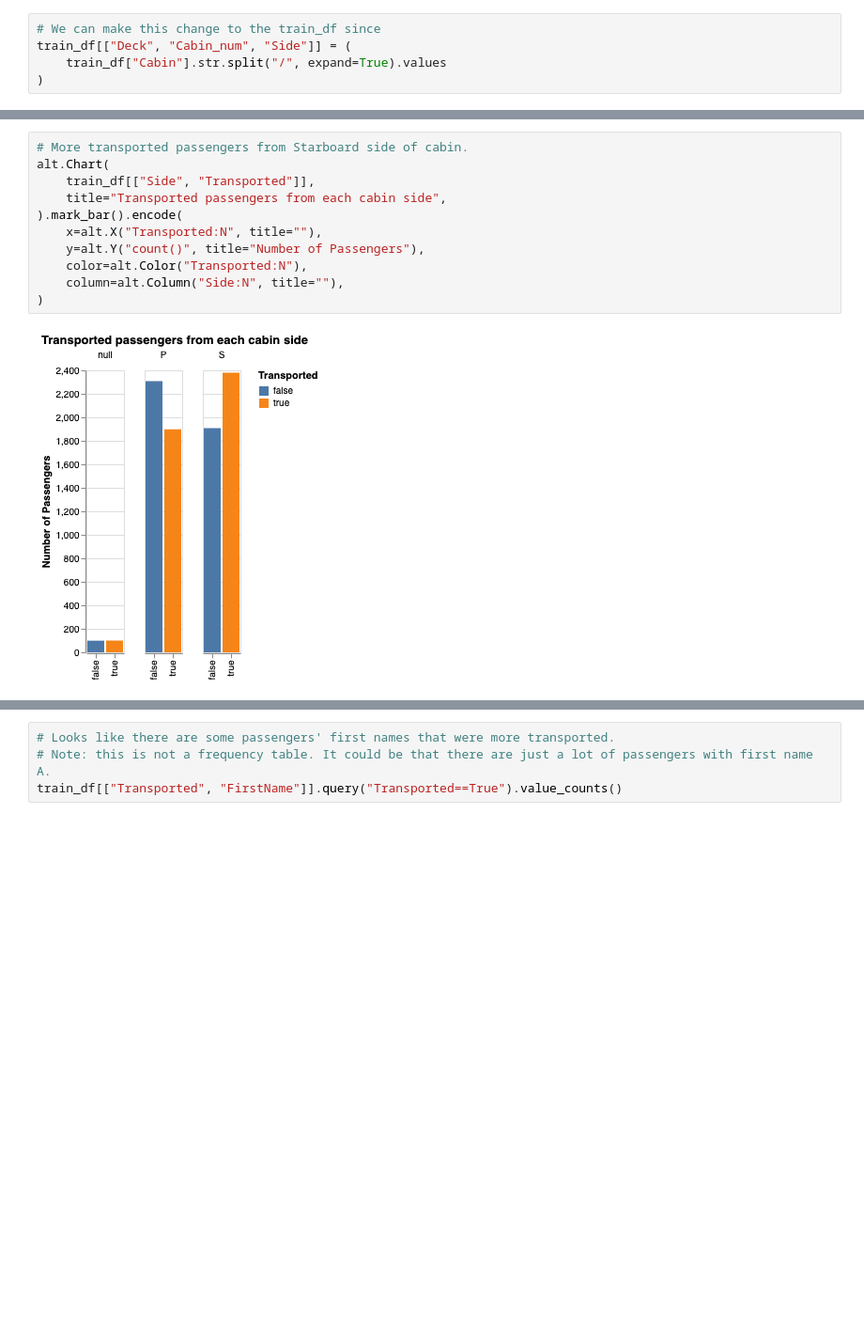
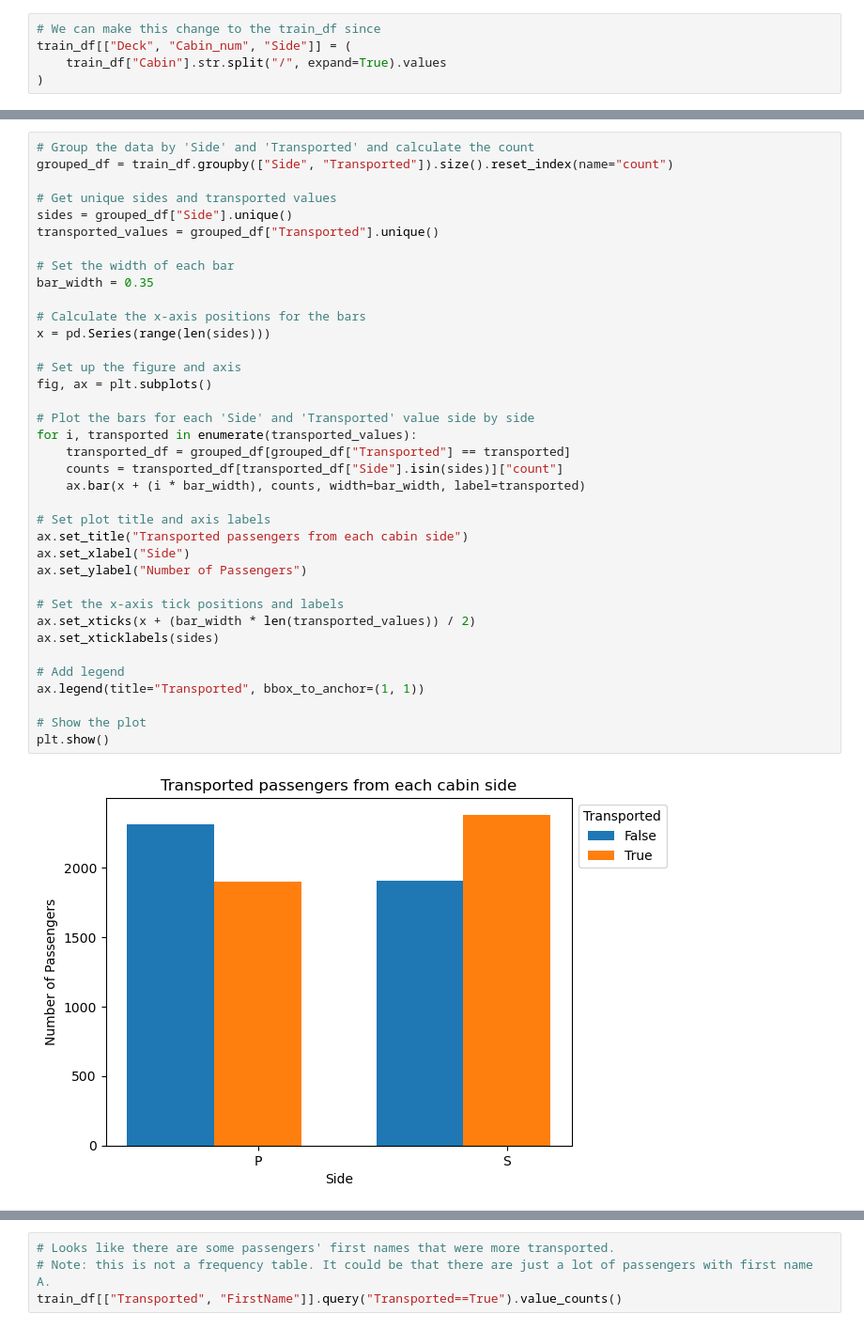
Before and after one commit to hcwang24/space_titanic, a Jupyter notebook: initial_analysis.ipynb, the cells around one changed output, grey strips where cells are left out. Shown at 94% size. Saved outputs shown, nothing was run; the diff lists cells and outputs as text; blank space fills up the shorter version.

```diff
--- a/initial_analysis.ipynb
+++ b/initial_analysis.ipynb
@@ -208,14 +284,40 @@ alt.Chart(
 # %%
-# More transported passengers from Starboard side of cabin.
-alt.Chart(
-    train_df[["Side", "Transported"]],
-    title="Transported passengers from each cabin side",
-).mark_bar().encode(
-    x=alt.X("Transported:N", title=""),
-    y=alt.Y("count()", title="Number of Passengers"),
-    color=alt.Color("Transported:N"),
-    column=alt.Column("Side:N", title=""),
-)
+# Group the data by 'Side' and 'Transported' and calculate the count
+grouped_df = train_df.groupby(["Side", "Transported"]).size().reset_index(name="count")
+
+# Get unique sides and transported values
+sides = grouped_df["Side"].unique()
+transported_values = grouped_df["Transported"].unique()
+
+# Set the width of each bar
+bar_width = 0.35
+
+# Calculate the x-axis positions for the bars
+x = pd.Series(range(len(sides)))
+
+# Set up the figure and axis
+fig, ax = plt.subplots()
+
+# Plot the bars for each 'Side' and 'Transported' value side by side
+for i, transported in enumerate(transported_values):
+    transported_df = grouped_df[grouped_df["Transported"] == transported]
+    counts = transported_df[transported_df["Side"].isin(sides)]["count"]
+    ax.bar(x + (i * bar_width), counts, width=bar_width, label=transported)
+
+# Set plot title and axis labels
+ax.set_title("Transported passengers from each cabin side")
+ax.set_xlabel("Side")
+ax.set_ylabel("Number of Passengers")
+
+# Set the x-axis tick positions and labels
+ax.set_xticks(x + (bar_width * len(transported_values)) / 2)
+ax.set_xticklabels(sides)
+
+# Add legend
+ax.legend(title="Transported", bbox_to_anchor=(1, 1))
+
+# Show the plot
+plt.show()
 # %% [output]
-[figure, old version]
+[figure, new version]
 # %%
```
Also changed, not shown: parts of 32 cells of this notebook, 1 other file.
